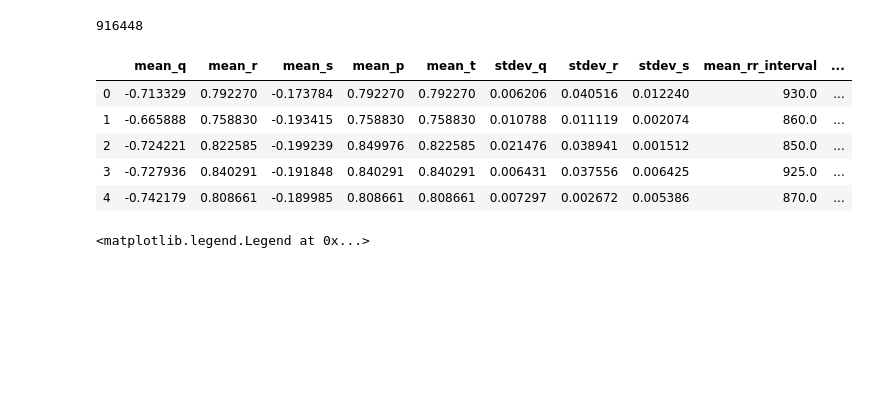
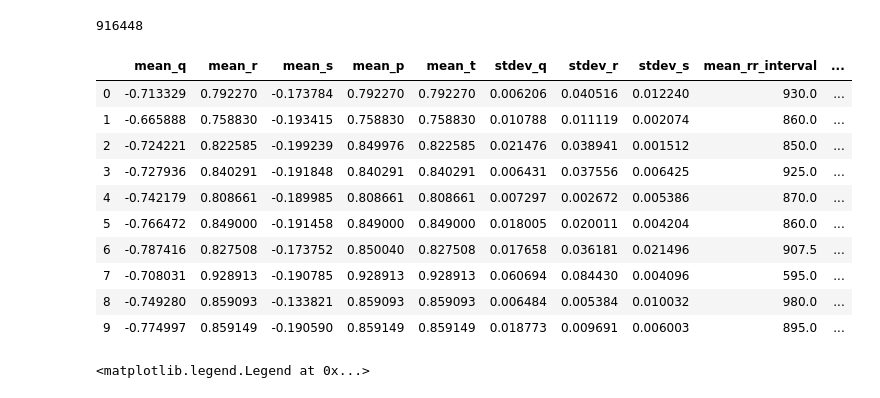
Before and after one commit to Rjlmota/ECG-Authentication, a Jupyter notebook: feature_extraction_notebooks/feature_extraction_from_challenge_db.ipynb, the cells around one changed output. Cells and saved outputs as stored; diff of their text form; code cells hidden in the pictures; blank space fills up the shorter version.

```diff
--- a/feature_extraction_notebooks/feature_extraction_from_challenge_db.ipynb
+++ b/feature_extraction_notebooks/feature_extraction_from_challenge_db.ipynb
@@ -170,14 +170,19 @@ processed_everyone_df.size
 916448
 # %%
 # Check an example
-cleaned_everyone_df.head(5)
+cleaned_everyone_df.head(10)
 # %% [output]
 |  | mean_q | mean_r | mean_s | mean_p | mean_t | stdev_q | stdev_r | stdev_s | mean_rr_interval | ... |
 | 0 | -0.713329 | 0.792270 | -0.173784 | 0.792270 | 0.792270 | 0.006206 | 0.040516 | 0.012240 | 930.0 | ... |
 | 1 | -0.665888 | 0.758830 | -0.193415 | 0.758830 | 0.758830 | 0.010788 | 0.011119 | 0.002074 | 860.0 | ... |
 | 2 | -0.724221 | 0.822585 | -0.199239 | 0.849976 | 0.822585 | 0.021476 | 0.038941 | 0.001512 | 850.0 | ... |
 | 3 | -0.727936 | 0.840291 | -0.191848 | 0.840291 | 0.840291 | 0.006431 | 0.037556 | 0.006425 | 925.0 | ... |
 | 4 | -0.742179 | 0.808661 | -0.189985 | 0.808661 | 0.808661 | 0.007297 | 0.002672 | 0.005386 | 870.0 | ... |
+| 5 | -0.766472 | 0.849000 | -0.191458 | 0.849000 | 0.849000 | 0.018005 | 0.020011 | 0.004204 | 860.0 | ... |
+| 6 | -0.787416 | 0.827508 | -0.173752 | 0.850040 | 0.827508 | 0.017658 | 0.036181 | 0.021496 | 907.5 | ... |
+| 7 | -0.708031 | 0.928913 | -0.190785 | 0.928913 | 0.928913 | 0.060694 | 0.084430 | 0.004096 | 595.0 | ... |
+| 8 | -0.749280 | 0.859093 | -0.133821 | 0.859093 | 0.859093 | 0.006484 | 0.005384 | 0.010032 | 980.0 | ... |
+| 9 | -0.774997 | 0.859149 | -0.190590 | 0.859149 | 0.859149 | 0.018773 | 0.009691 | 0.006003 | 895.0 | ... |
 # %%
 # check if we have equivalent number of examples per class
 #cleaned_everyone_df['person'].value_counts()
```
Also changed, not shown: 3 other files.
